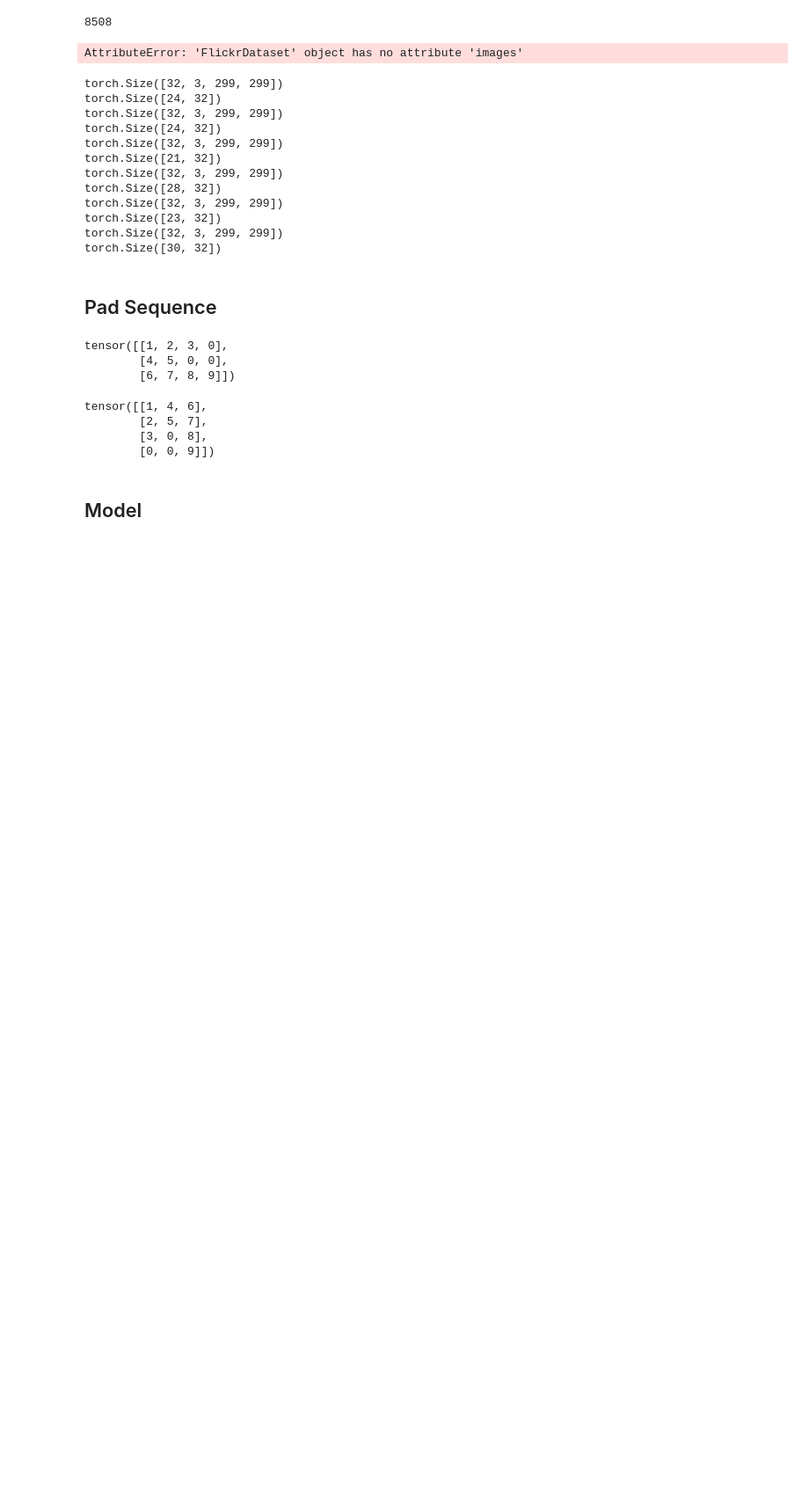
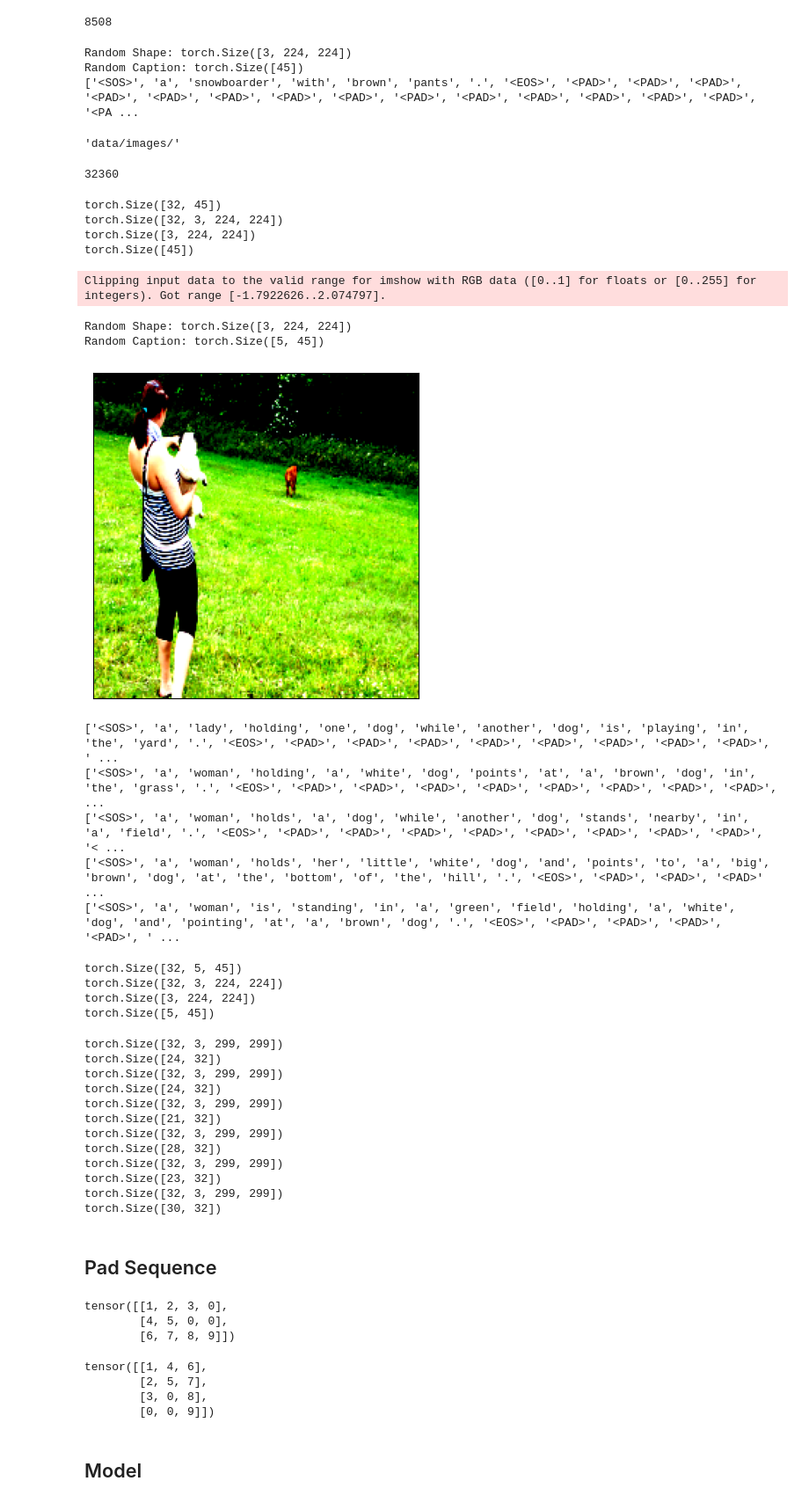
Before and after one commit to natek-1/Image-Captioning, a Jupyter notebook: research/show_and_tell.ipynb, the cells around one changed output. Shown: that part at 88% size. Saved outputs shown, nothing was run; the diff lists cells and outputs as text; code cells hidden in the pictures; blank space fills up the shorter version.

Commit message:
FINALLY FIXED THE SHAPE ISSUE IN dataset

```diff
--- a/research/show_and_tell.ipynb
+++ b/research/show_and_tell.ipynb
@@ -339,8 +350,81 @@ random_image, random_label = train_dataset[random_index]
 
 print("Random Shape:", random_image.shape)
 print("Random Caption:", random_label.shape)
+print([vocabulary.itos[token] for token in random_label.tolist()])
 # %% [output]
-AttributeError: 'FlickrDataset' object has no attribute 'images'
+Random Shape: torch.Size([3, 224, 224])
+Random Caption: torch.Size([45])
+['<SOS>', 'a', 'snowboarder', 'with', 'brown', 'pants', '.', '<EOS>', '<PAD>', '<PAD>', '<PAD>', '<PAD>', '<PAD>', '<PAD>', '<PAD>', '<PAD>', '<PAD>', '<PAD>', '<PAD>', '<PAD>', '<PAD>', '<PAD>', '<PA ...
+# %%
+folder
+# %% [output]
+'data/images/'
+# %%
+32360
+# %% [output]
+32360
+# %%
+train_loader = DataLoader(dataset=train_dataset, batch_size=32, shuffle=True)
+for image, caption in train_loader:
+    print(caption.shape)
+    print(image.shape)
+    index = random.randint(0, 31)
+    first_image = image[index]
+    print(first_image.shape)
+    first_caption = caption[index]
+    print(first_caption.shape)
+    break
+# %% [output]
+torch.Size([32, 45])
+torch.Size([32, 3, 224, 224])
+torch.Size([3, 224, 224])
+torch.Size([45])
+# %%
+val_dataset = FlickrDataset(root_dir=folder, data_dict=val_data,vocabulary=vocabulary,
+                        transform=transform, train=False)
+# %%
+random_index = random.randint(0, len(val_dataset) - 1)
+
+# Get the random element
+random_image, random_label = val_dataset[random_index]
+
+print("Random Shape:", random_image.shape)
+print("Random Caption:", random_label.shape)
+plt.xticks([])
+plt.yticks([])
+plt.imshow(random_image.permute(1, 2,0))
+plt.show()
+print([vocabulary.itos[token] for token in random_label[0].tolist()])
+print([vocabulary.itos[token] for token in random_label[1].tolist()])
+print([vocabulary.itos[token] for token in random_label[2].tolist()])
+print([vocabulary.itos[token] for token in random_label[3].tolist()])
+print([vocabulary.itos[token] for token in random_label[4].tolist()])
+# %% [output]
+Clipping input data to the valid range for imshow with RGB data ([0..1] for floats or [0..255] for integers). Got range [-1.7922626..2.074797].
+Random Shape: torch.Size([3, 224, 224])
+Random Caption: torch.Size([5, 45])
+[figure, added]
+['<SOS>', 'a', 'lady', 'holding', 'one', 'dog', 'while', 'another', 'dog', 'is', 'playing', 'in', 'the', 'yard', '.', '<EOS>', '<PAD>', '<PAD>', '<PAD>', '<PAD>', '<PAD>', '<PAD>', '<PAD>', '<PAD>', ' ...
+['<SOS>', 'a', 'woman', 'holding', 'a', 'white', 'dog', 'points', 'at', 'a', 'brown', 'dog', 'in', 'the', 'grass', '.', '<EOS>', '<PAD>', '<PAD>', '<PAD>', '<PAD>', '<PAD>', '<PAD>', '<PAD>', '<PAD>', ...
+['<SOS>', 'a', 'woman', 'holds', 'a', 'dog', 'while', 'another', 'dog', 'stands', 'nearby', 'in', 'a', 'field', '.', '<EOS>', '<PAD>', '<PAD>', '<PAD>', '<PAD>', '<PAD>', '<PAD>', '<PAD>', '<PAD>', '< ...
+['<SOS>', 'a', 'woman', 'holds', 'her', 'little', 'white', 'dog', 'and', 'points', 'to', 'a', 'big', 'brown', 'dog', 'at', 'the', 'bottom', 'of', 'the', 'hill', '.', '<EOS>', '<PAD>', '<PAD>', '<PAD>' ...
+['<SOS>', 'a', 'woman', 'is', 'standing', 'in', 'a', 'green', 'field', 'holding', 'a', 'white', 'dog', 'and', 'pointing', 'at', 'a', 'brown', 'dog', '.', '<EOS>', '<PAD>', '<PAD>', '<PAD>', '<PAD>', ' ...
+# %%
+val_loader = DataLoader(dataset=val_dataset, batch_size=32, shuffle=True)
+for image, caption in val_loader:
+    print(caption.shape)
+    print(image.shape)
+    index = random.randint(0, 31)
+    first_image = image[index]
+    print(first_image.shape)
+    first_caption = caption[index]
+    print(first_caption.shape)
+    break
+# %% [output]
+torch.Size([32, 5, 45])
+torch.Size([32, 3, 224, 224])
+torch.Size([3, 224, 224])
+torch.Size([5, 45])
 # %%
 def save_data(data_dict, save_path="data/caption_train.csv"):
     data = [(image_name, caption) for image_name, captions in data_dict.items() for caption in captions]
```
Also changed, not shown: parts of 5 cells of this notebook.
